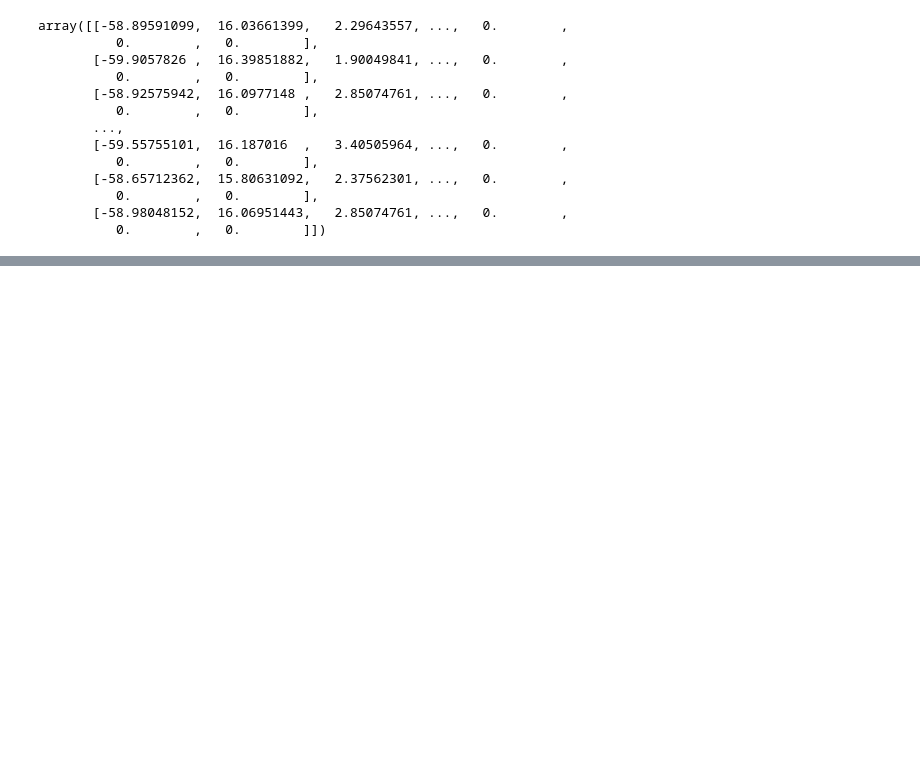
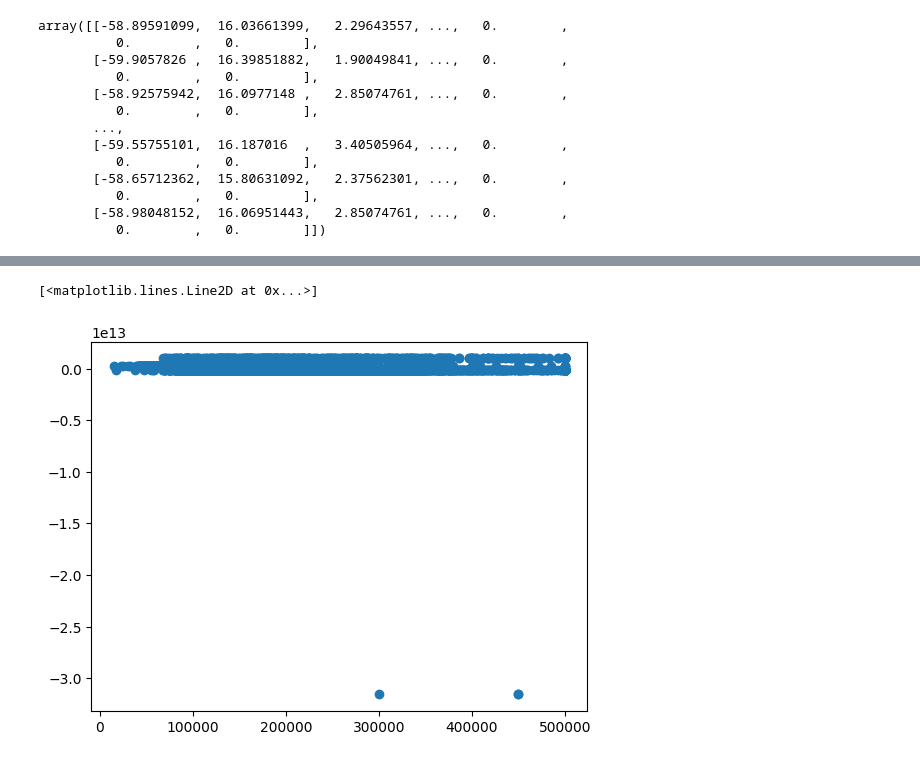
Before and after one commit to vini2309/machineLearningProject, a Jupyter notebook: notebook/EDA.ipynb, the cells around one changed output, grey strips where cells are left out. Saved outputs shown, nothing was run; the diff lists cells and outputs as text; code cells hidden in the pictures; blank space fills up the shorter version.

```diff
--- a/notebook/EDA.ipynb
+++ b/notebook/EDA.ipynb
@@ -294,0 +313,2 @@ array([[-58.89591099,  16.03661399,   2.29643557, ...,   0.        ,
+# %%
+yhat_test = lr.predict(test_arr)
@@ -294,0 +324,5 @@ array([[-58.89591099,  16.03661399,   2.29643557, ...,   0.        ,
+# %%
+plt.plot(y_test,yhat_test, "o")
+# %% [output]
+[<matplotlib.lines.Line2D at 0x...>]
+[figure, added]
```
Also changed, not shown: parts of 16 cells of this notebook, 7 other files.
